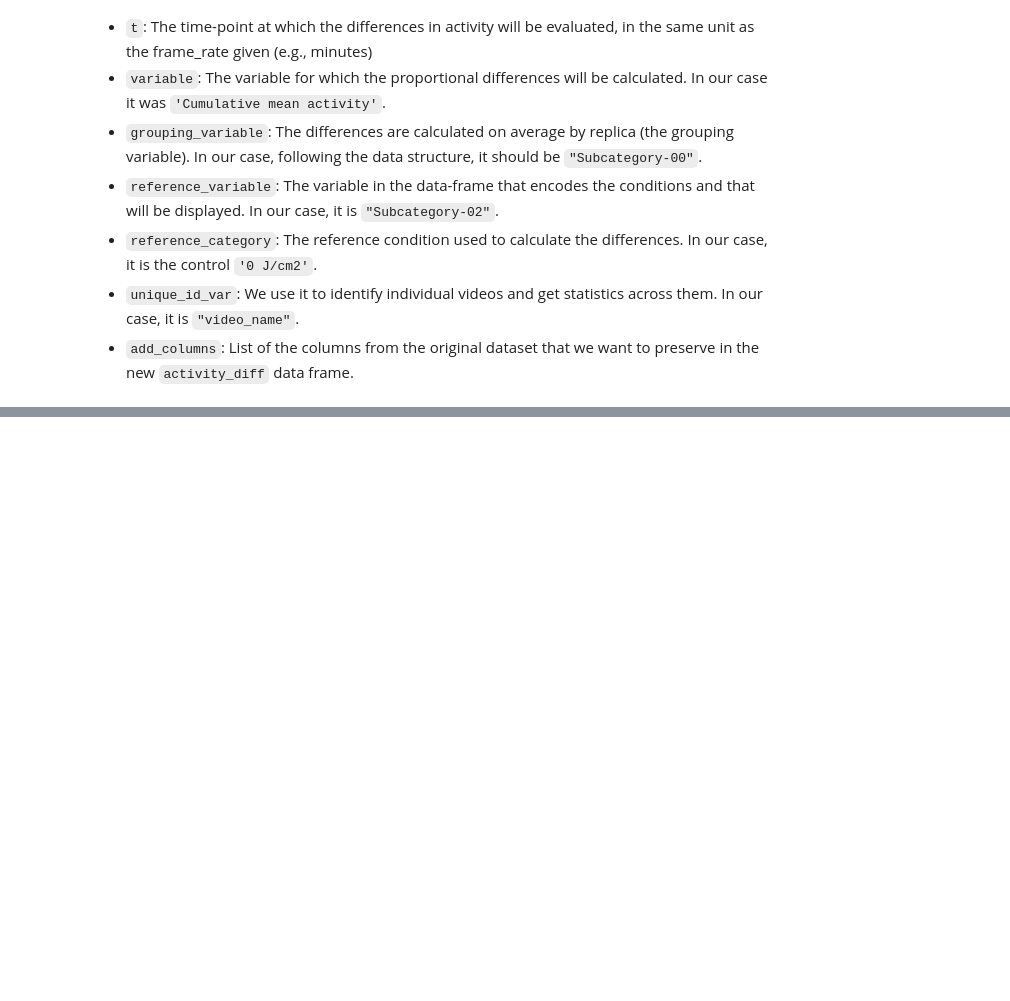
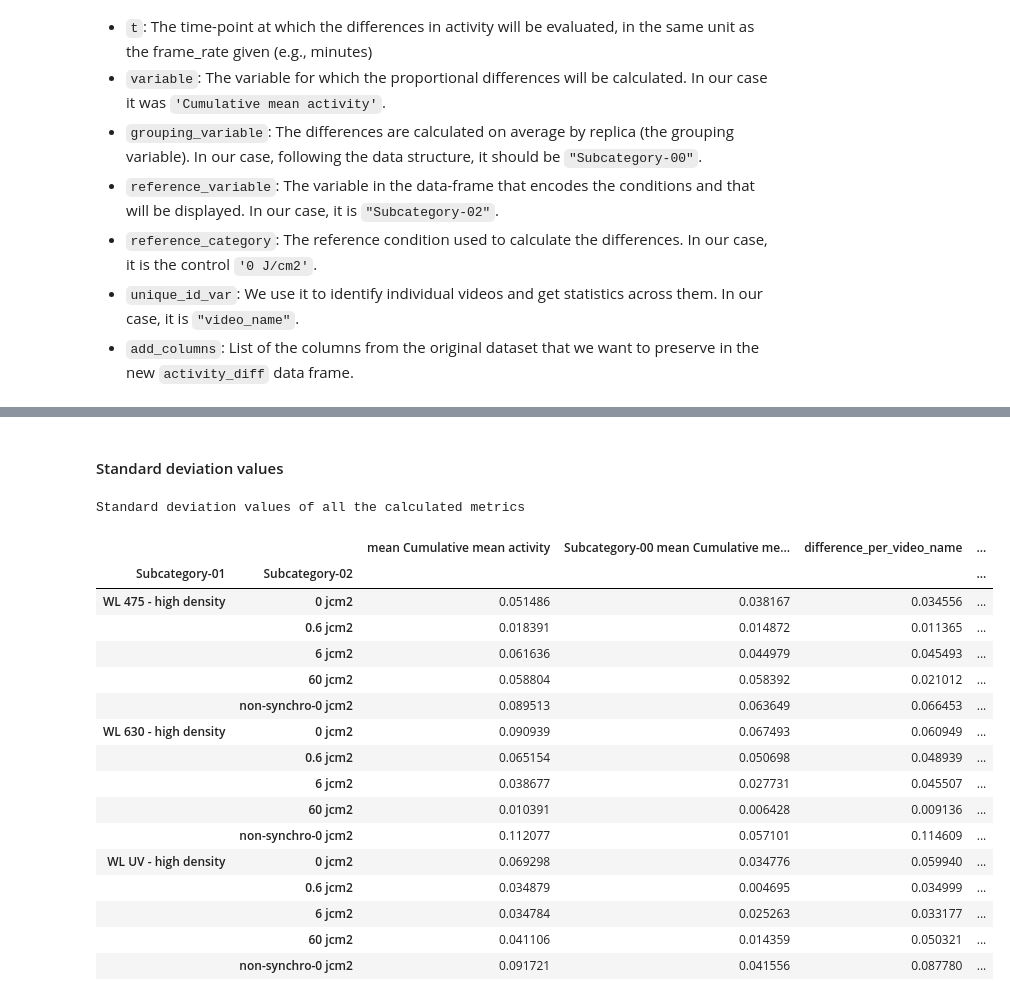
Before and after one commit to HenriquesLab/PhotoFiTT, a Jupyter notebook: notebooks/Analyse_cellactivity.ipynb, the cells around one changed output, grey strips where cells are left out. Drawn from its saved outputs; the diff is of its cells as text; code cells hidden in the pictures; blank space fills up the shorter version.

```diff
--- a/notebooks/Analyse_cellactivity.ipynb
+++ b/notebooks/Analyse_cellactivity.ipynb
@@ -188,0 +225,24 @@ plt.show()
+# %% [markdown]
+#### Standard deviation values
+# %%
+print("Standard deviation values of all the calculated metrics")
+activity_diff.groupby(["Subcategory-01", "Subcategory-02"]).std()
+# %% [output]
+Standard deviation values of all the calculated metrics
+|  |  | mean Cumulative mean activity | Subcategory-00 mean Cumulative me... | difference_per_video_name | ... |
+| Subcategory-01 | Subcategory-02 |  |  |  | ... |
+| WL 475 - high density | 0 jcm2 | 0.051486 | 0.038167 | 0.034556 | ... |
+|  | 0.6 jcm2 | 0.018391 | 0.014872 | 0.011365 | ... |
+|  | 6 jcm2 | 0.061636 | 0.044979 | 0.045493 | ... |
+|  | 60 jcm2 | 0.058804 | 0.058392 | 0.021012 | ... |
+|  | non-synchro-0 jcm2 | 0.089513 | 0.063649 | 0.066453 | ... |
+| WL 630 - high density | 0 jcm2 | 0.090939 | 0.067493 | 0.060949 | ... |
+|  | 0.6 jcm2 | 0.065154 | 0.050698 | 0.048939 | ... |
+|  | 6 jcm2 | 0.038677 | 0.027731 | 0.045507 | ... |
+|  | 60 jcm2 | 0.010391 | 0.006428 | 0.009136 | ... |
+|  | non-synchro-0 jcm2 | 0.112077 | 0.057101 | 0.114609 | ... |
+| WL UV - high density | 0 jcm2 | 0.069298 | 0.034776 | 0.059940 | ... |
+|  | 0.6 jcm2 | 0.034879 | 0.004695 | 0.034999 | ... |
+|  | 6 jcm2 | 0.034784 | 0.025263 | 0.033177 | ... |
+|  | 60 jcm2 | 0.041106 | 0.014359 | 0.050321 | ... |
+|  | non-synchro-0 jcm2 | 0.091721 | 0.041556 | 0.087780 | ... |
```
Also changed, not shown: parts of 8 cells of this notebook, 5 other files.
